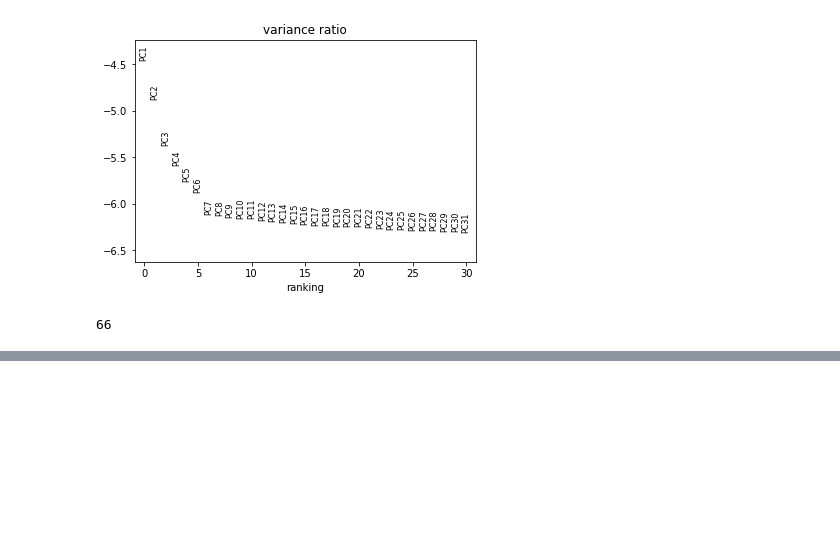
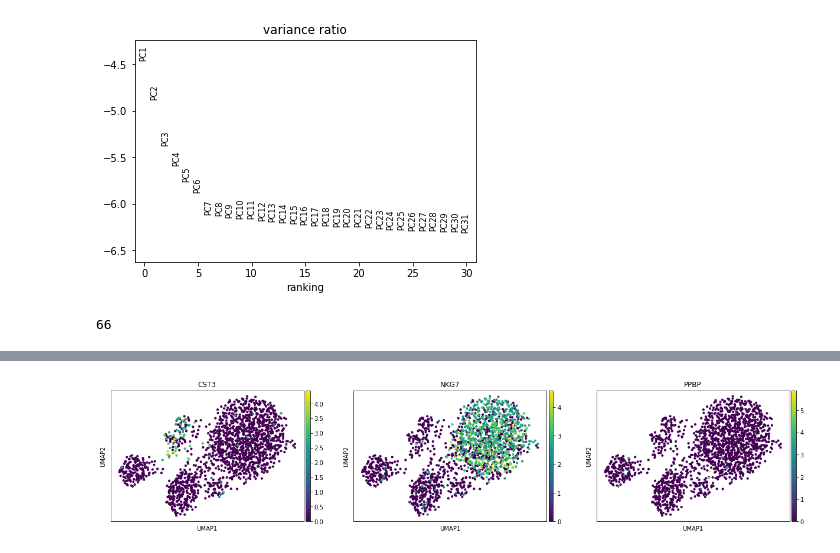
Before and after one commit to eh329/Kaggle, a Jupyter notebook: scRNAseq-eh329-Stoeckius_et_al_2017.ipynb, the cells around one changed output, grey strips where cells are left out. Cells and saved outputs as stored; diff of their text form; code cells hidden in the pictures; blank space fills up the shorter version.

```diff
--- a/scRNAseq-eh329-Stoeckius_et_al_2017.ipynb
+++ b/scRNAseq-eh329-Stoeckius_et_al_2017.ipynb
@@ -246,0 +263,7 @@ CD8_off_ACAATCCCGTGG  0.145172  0.848332  1.537693  0.824474  1.109825
+# %%
+# Visualizing data with umap
+
+sc.tl.umap(pcHVG_data)
+sc.pl.umap(pcHVG_data, color = ["CST3", "NKG7", "PPBP"])
+# %% [output]
+[figure, added]
```
Also changed, not shown: parts of 7 cells of this notebook.
